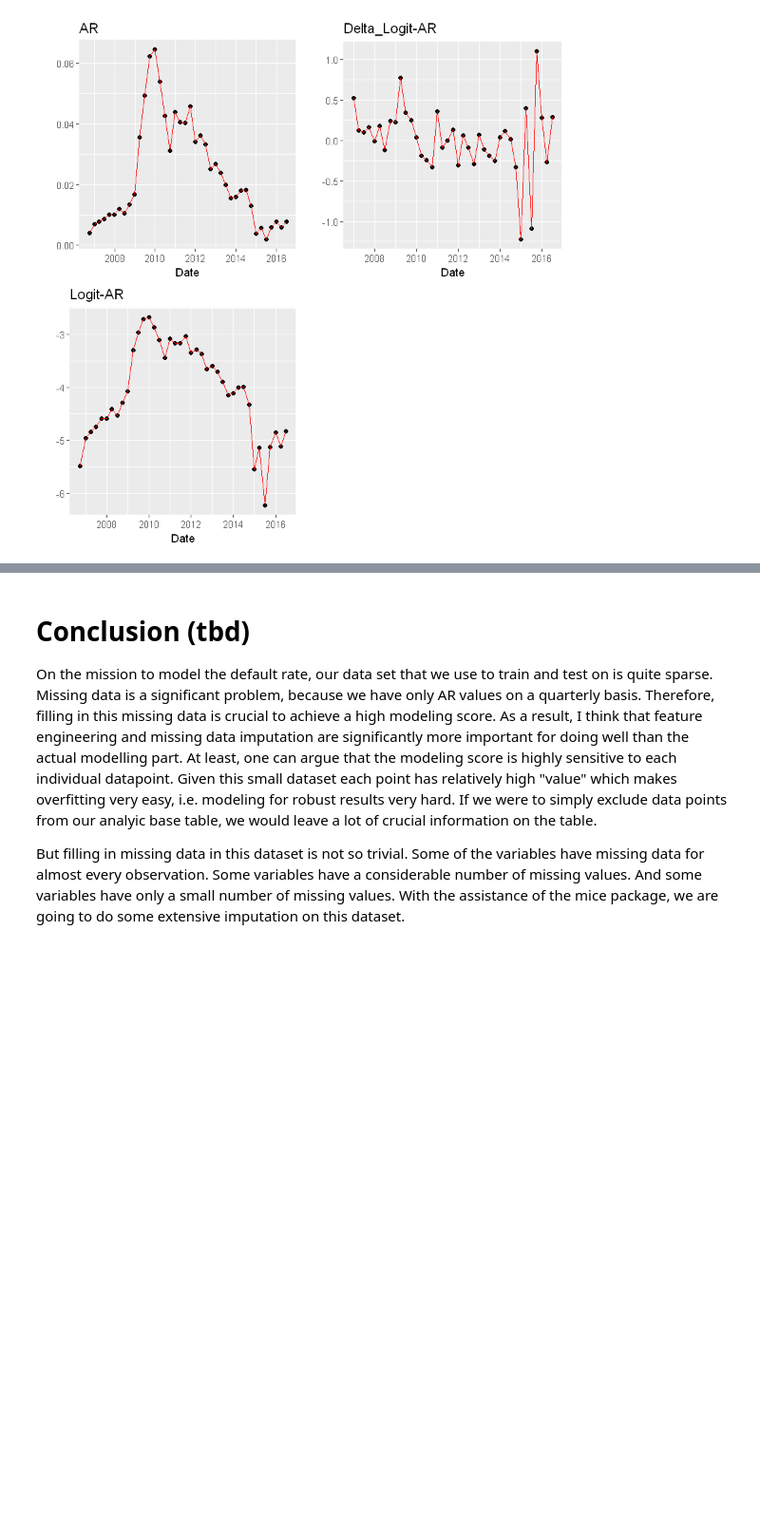
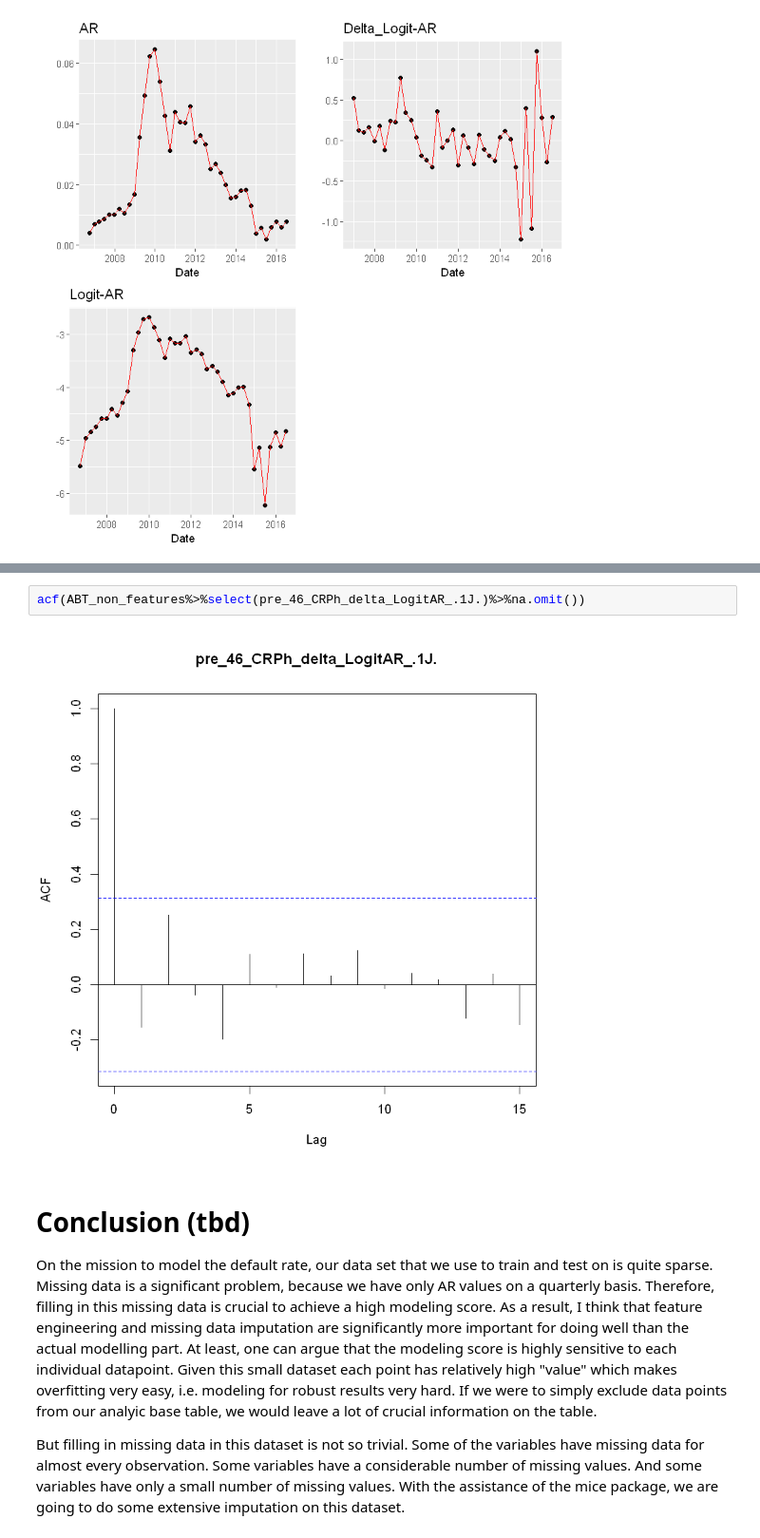
Before and after one commit to uhoenig/Default-Modelling, a Jupyter notebook: 0_ABT.ipynb, the cells around one changed output, grey strips where cells are left out. Shown: that part at 95% size. Cells and saved outputs as stored; diff of their text form; blank space fills up the shorter version.

```diff
--- a/0_ABT.ipynb
+++ b/0_ABT.ipynb
@@ -553,3 +554,7 @@ multiplot(p5, p6, p7, cols=2)
+# %%
+acf(ABT_non_features%>%select(pre_46_CRPh_delta_LogitAR_.1J.)%>%na.omit())
+# %% [output]
+[figure, added]
 # %% [markdown]
 # Conclusion (tbd)
 
```
Also changed, not shown: parts of 6 cells of this notebook.
